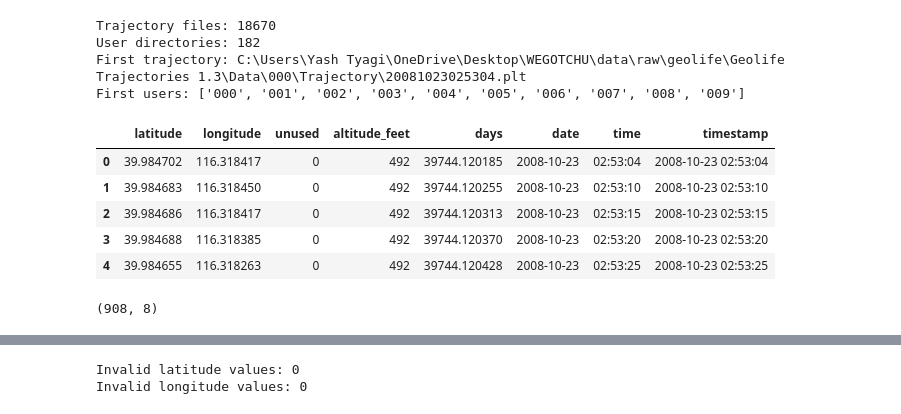
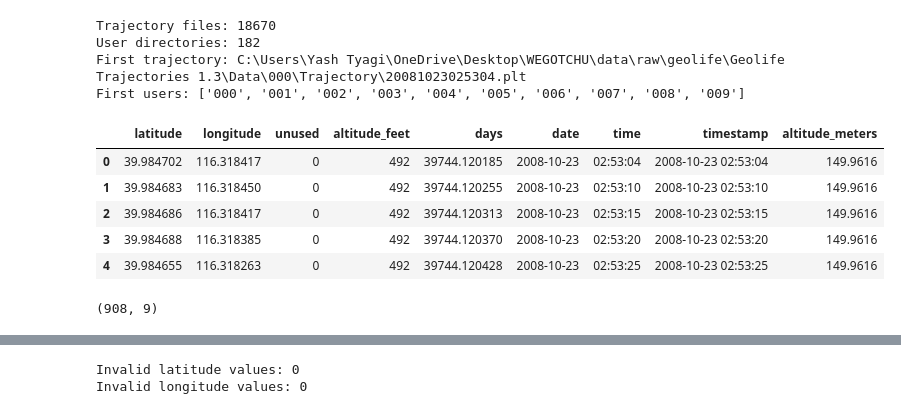
Before and after one commit to Urvity03/WEGOTCHU, a Jupyter notebook: notebooks/geolife_inspection.ipynb, the cells around one changed output, grey strips where cells are left out. Cells and saved outputs as stored; diff of their text form; code cells hidden in the pictures.

Commit message:
research(data): fix GeoLife inspection notebook

```diff
--- a/notebooks/geolife_inspection.ipynb
+++ b/notebooks/geolife_inspection.ipynb
@@ -4,9 +4,21 @@ import pandas as pd
 import numpy as np
 import matplotlib.pyplot as plt
 
-project_root = Path(r"C:\Users\Yash Tyagi\OneDrive\Desktop\WEGOTCHU")
+def find_project_root(start: Path) -> Path:
+    for candidate in [start, *start.parents]:
+        if (candidate / "data" / "raw" / "geolife").is_dir():
+            return candidate
+    raise FileNotFoundError(
+        "GeoLife dataset not found under data/raw/geolife."
+    )
+
+project_root = find_project_root(Path.cwd())
 root = project_root / "data" / "raw" / "geolife"
 
-print("Dataset path:", root)
-print("Dataset exists:", root.exists())
+trajectory_files = sorted(root.rglob("*.plt"))
+
+if not trajectory_files:
+    raise FileNotFoundError(f"No .plt trajectory files found under {root}")
+
+print("Trajectory files:", len(trajectory_files))
 # %% [output]
@@ -58,40 +46,44 @@ The extracted GeoLife dataset contains 182 user directories and 18,670 trajector
 # %%
 columns = [
     "latitude",
     "longitude",
     "unused",
     "altitude_feet",
     "days",
     "date",
     "time",
 ]
 
 sample_file = trajectory_files[0]
 
 sample_df = pd.read_csv(
     sample_file,
     skiprows=6,
     header=None,
     names=columns,
 )
 
 sample_df["timestamp"] = pd.to_datetime(
     sample_df["date"].astype(str) + " " + sample_df["time"].astype(str),
     errors="coerce",
 )
 
+# GeoLife stores altitude in feet; -777 indicates missing altitude.
+sample_df["altitude_feet"] = sample_df["altitude_feet"].replace(-777, np.nan)
+sample_df["altitude_meters"] = sample_df["altitude_feet"] * 0.3048
+
 sample_df.head()
 # %% [output]
-|  | latitude | longitude | unused | altitude_feet | days | date | time | timestamp |
-| 0 | 39.984702 | 116.318417 | 0 | 492 | 39744.120185 | 2008-10-23 | 02:53:04 | 2008-10-23 02:53:04 |
-| 1 | 39.984683 | 116.318450 | 0 | 492 | 39744.120255 | 2008-10-23 | 02:53:10 | 2008-10-23 02:53:10 |
-| 2 | 39.984686 | 116.318417 | 0 | 492 | 39744.120313 | 2008-10-23 | 02:53:15 | 2008-10-23 02:53:15 |
-| 3 | 39.984688 | 116.318385 | 0 | 492 | 39744.120370 | 2008-10-23 | 02:53:20 | 2008-10-23 02:53:20 |
-| 4 | 39.984655 | 116.318263 | 0 | 492 | 39744.120428 | 2008-10-23 | 02:53:25 | 2008-10-23 02:53:25 |
+|  | latitude | longitude | unused | altitude_feet | days | date | time | timestamp | altitude_meters |
+| 0 | 39.984702 | 116.318417 | 0 | 492 | 39744.120185 | 2008-10-23 | 02:53:04 | 2008-10-23 02:53:04 | 149.9616 |
+| 1 | 39.984683 | 116.318450 | 0 | 492 | 39744.120255 | 2008-10-23 | 02:53:10 | 2008-10-23 02:53:10 | 149.9616 |
+| 2 | 39.984686 | 116.318417 | 0 | 492 | 39744.120313 | 2008-10-23 | 02:53:15 | 2008-10-23 02:53:15 | 149.9616 |
+| 3 | 39.984688 | 116.318385 | 0 | 492 | 39744.120370 | 2008-10-23 | 02:53:20 | 2008-10-23 02:53:20 | 149.9616 |
+| 4 | 39.984655 | 116.318263 | 0 | 492 | 39744.120428 | 2008-10-23 | 02:53:25 | 2008-10-23 02:53:25 | 149.9616 |
 # %%
 sample_df.shape
 # %% [output]
-(908, 8)
+(908, 9)
 # %%
 sample_df.dtypes
 # %% [output]
```
Also changed, not shown: parts of 6 cells of this notebook.
